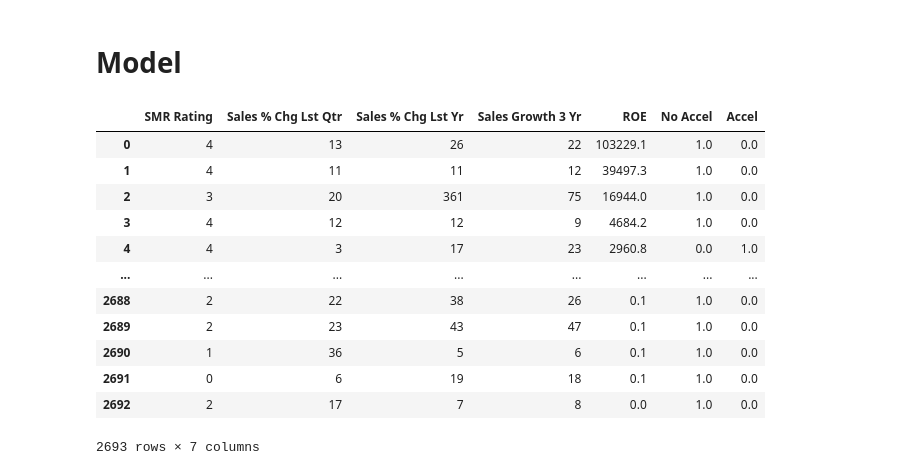
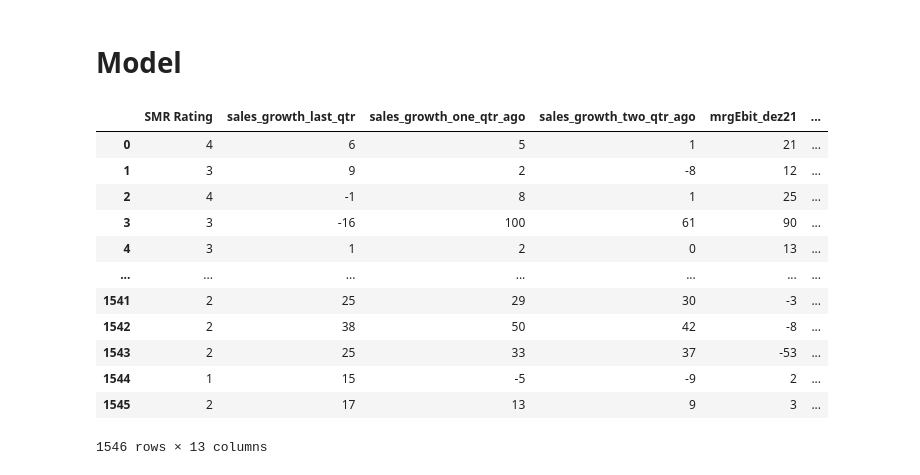
Before and after one commit to MatheusFranco99/KaggleCompetitions, a Jupyter notebook: stock/Matheus/main.ipynb, the cells around one changed output. Drawn from its saved outputs; the diff is of its cells as text; code cells hidden in the pictures.

```diff
--- a/stock/Matheus/main.ipynb
+++ b/stock/Matheus/main.ipynb
@@ -301,17 +272,8 @@ plt.show()
 # %% [markdown]
 # Model
 # %%
-
-from sklearn.preprocessing import OneHotEncoder
-
-
-df_o = get_original_df()
-enc = OneHotEncoder()
-enc_data = pd.DataFrame(enc.fit_transform(df_o[['AT Margin Accel',]]).toarray(),columns=["No Accel","Accel"])
-new_df = df_o.join(enc_data)
-new_df = new_df.drop("AT Margin Accel",axis=1)
-
 def y_transformer(x):
+    # return y_transformer2(x)
     if x == "A":
         return 4
     elif x == "B":
@@ -325,22 +287,34 @@ def y_transformer(x):
     else:
         raise ValueError(x)
 
-new_df['SMR Rating'] = new_df['SMR Rating'].apply(lambda x: y_transformer(x))
-new_df
+def y_transformer2(x):
+    if x == "B":
+        return 1
+    else:
+        return 0
-# %% [output]
-|  | SMR Rating | Sales % Chg Lst Qtr | Sales % Chg Lst Yr | Sales Growth 3 Yr | ROE | No Accel | Accel |
-| 0 | 4 | 13 | 26 | 22 | 103229.1 | 1.0 | 0.0 |
-| 1 | 4 | 11 | 11 | 12 | 39497.3 | 1.0 | 0.0 |
-| 2 | 3 | 20 | 361 | 75 | 16944.0 | 1.0 | 0.0 |
-| 3 | 4 | 12 | 12 | 9 | 4684.2 | 1.0 | 0.0 |
-| 4 | 4 | 3 | 17 | 23 | 2960.8 | 0.0 | 1.0 |
-| ... | ... | ... | ... | ... | ... | ... | ... |
-| 2688 | 2 | 22 | 38 | 26 | 0.1 | 1.0 | 0.0 |
-| 2689 | 2 | 23 | 43 | 47 | 0.1 | 1.0 | 0.0 |
-| 2690 | 1 | 36 | 5 | 6 | 0.1 | 1.0 | 0.0 |
-| 2691 | 0 | 6 | 19 | 18 | 0.1 | 1.0 | 0.0 |
-| 2692 | 2 | 17 | 7 | 8 | 0.0 | 1.0 | 0.0 |
-2693 rows × 7 columns
+# %%
+
+from sklearn.preprocessing import OneHotEncoder
+
+
+new_df = get_original_df()
+
+new_df['SMR Rating'] = new_df['SMR Rating'].apply(lambda x: y_transformer(x))
+new_df
+# %% [output]
+|  | SMR Rating | sales_growth_last_qtr | sales_growth_one_qtr_ago | sales_growth_two_qtr_ago | mrgEbit_dez21 | ... |
+| 0 | 4 | 6 | 5 | 1 | 21 | ... |
+| 1 | 3 | 9 | 2 | -8 | 12 | ... |
+| 2 | 4 | -1 | 8 | 1 | 25 | ... |
+| 3 | 3 | -16 | 100 | 61 | 90 | ... |
+| 4 | 3 | 1 | 2 | 0 | 13 | ... |
+| ... | ... | ... | ... | ... | ... | ... |
+| 1541 | 2 | 25 | 29 | 30 | -3 | ... |
+| 1542 | 2 | 38 | 50 | 42 | -8 | ... |
+| 1543 | 2 | 25 | 33 | 37 | -53 | ... |
+| 1544 | 1 | 15 | -5 | -9 | 2 | ... |
+| 1545 | 2 | 17 | 13 | 9 | 3 | ... |
+1546 rows × 13 columns
 # %%
 from sklearn.linear_model import LogisticRegression
 from sklearn.model_selection import train_test_split
```
Also changed, not shown: parts of 13 cells of this notebook.
